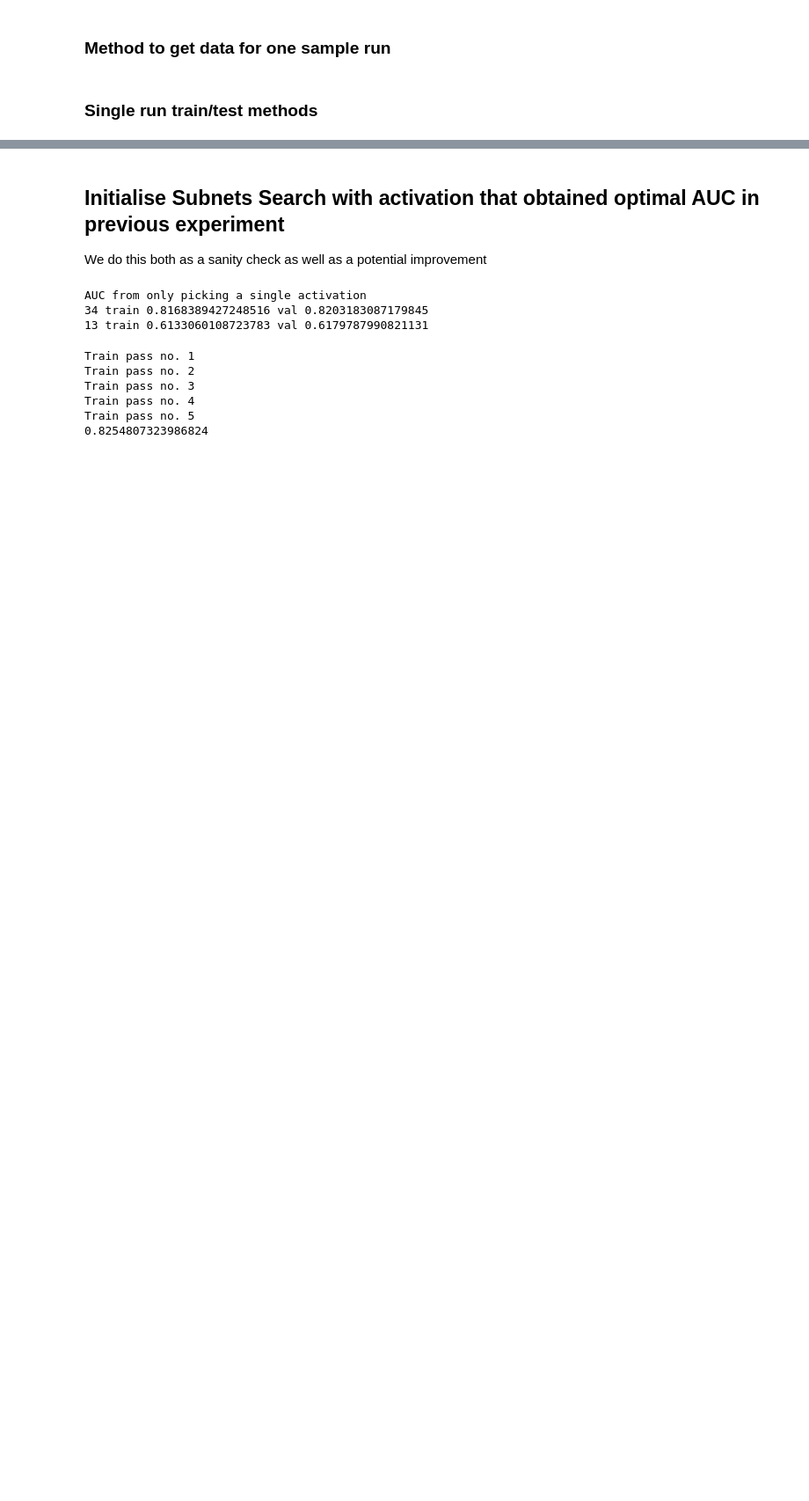
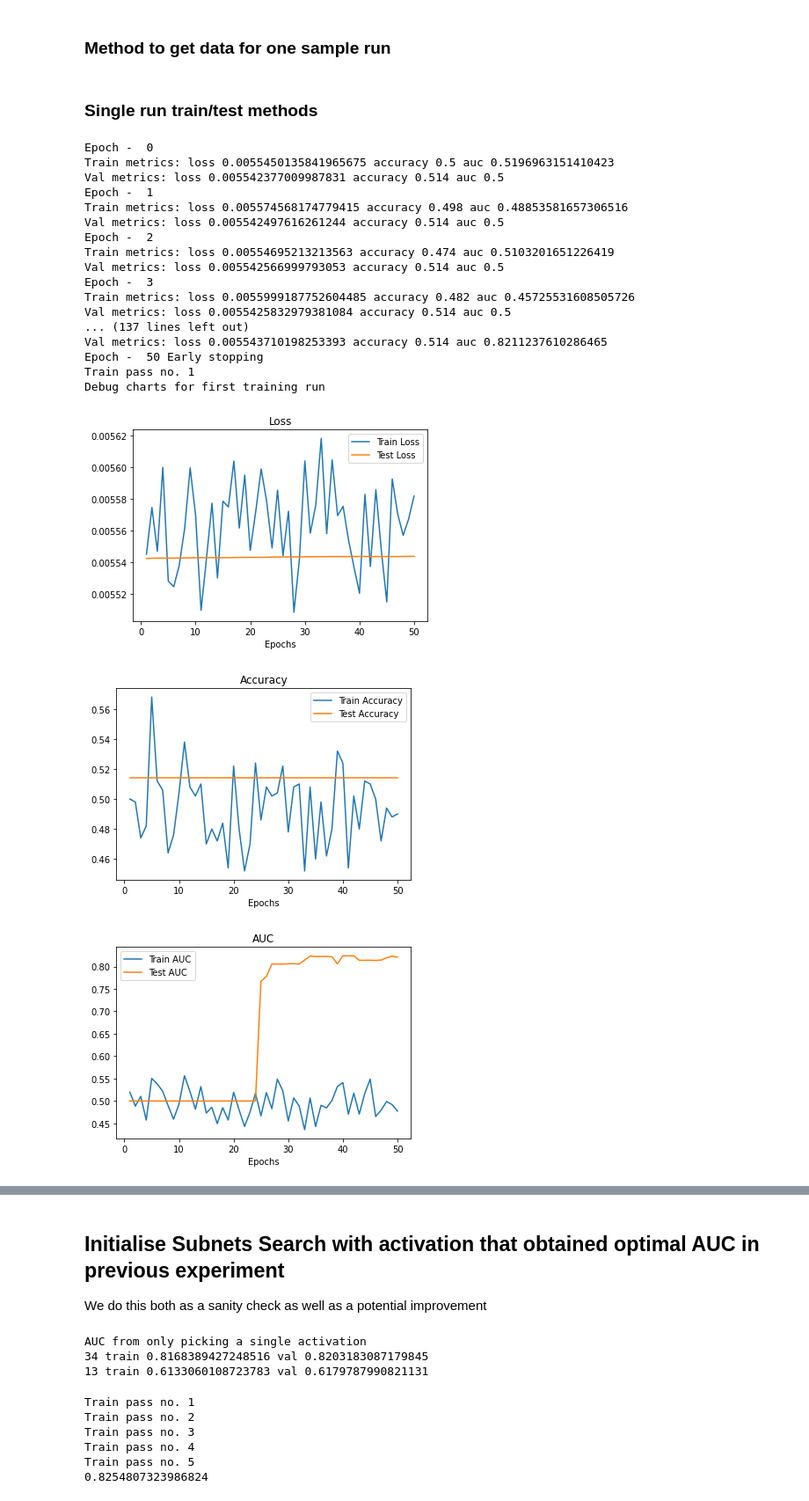
Before and after one commit to arunraja-hub/Preference_Extraction, a Jupyter notebook: find_subnets_torch.ipynb, the cells around one changed output, grey strips where cells are left out. Shown at 88% size. Saved outputs shown, nothing was run; the diff lists cells and outputs as text; code cells hidden in the pictures; blank space fills up the shorter version.

```diff
--- a/find_subnets_torch.ipynb
+++ b/find_subnets_torch.ipynb
@@ -319,5 +486,5 @@ if params['use_mnist']:
 # %%
-new_save_path = "Preference_Extraction/saved_model2"
-restored_model = tf.keras.models.load_model(new_save_path)
+restored_model = tf.keras.models.load_model(model_path)
 restored_model.summary()
+original_weights = restored_model.get_weights()
 # %% [output]
@@ -672,30 +743,31 @@ def run_model(model, k, learning_rate, weight_decay, num_epochs):
-# %%
-def multi_runs(fine_tune, K, q_head_index, q_means_stds, use_last_linear, init_from_act_index,
-               learning_rate, weight_decay, plots=False):
-
-    averaged_results = {}
-    for run_ix in range(params['num_run']):
-
-        model = PrefQNet(fine_tune=fine_tune, k=K, q_head_index=q_head_index, q_means_stds=q_means_stds,
-                         use_last_linear=use_last_linear, init_from_act_index=init_from_act_index)
-
-        if params['use_qnet_weights']:
-            load_weights(model)
-
-        results = run_model(model, K, learning_rate=learning_rate, weight_decay=weight_decay, num_epochs=params['num_epochs'])
-
-        print(f'Train pass no. {run_ix+1}')
-        if (run_ix == 0) and plots:
-            print('Debug charts for first training run')
-            plot_metric(results, 'Loss')
-            plot_metric(results, 'Accuracy')
-            plot_metric(results, 'AUC')
-
-        for val in results:
-            if len(results[val]) > 0 and val != 'scoreChanges':
-                if val not in averaged_results:
-                    averaged_results[val] = [results[val][-1]]
-                else:
-                    averaged_results[val].append(results[val][-1])
-
-    return averaged_results, {x: sum(averaged_results[x]) / params['num_run'] for x in averaged_results}
+# %%
+params['num_run'] = 1
+params['num_epochs'] = 500
+
+model = PPOMaskNet(k=1e-6, fine_tune=False,
+                   means_stds=mu_s,
+                   dropout=0.2,
+                   use_last_linear=True).to(device)
+model.load_weights(original_weights)
+multi_runs(model, learning_rate=1e-4, weight_decay=0, plots=True)
+# %% [output]
+Epoch -  0
+Train metrics: loss 0.0055450135841965675 accuracy 0.5 auc 0.5196963151410423
+Val metrics: loss 0.005542377009987831 accuracy 0.514 auc 0.5
+Epoch -  1
+Train metrics: loss 0.005574568174779415 accuracy 0.498 auc 0.48853581657306516
+Val metrics: loss 0.005542497616261244 accuracy 0.514 auc 0.5
+Epoch -  2
+Train metrics: loss 0.00554695213213563 accuracy 0.474 auc 0.5103201651226419
+Val metrics: loss 0.005542566999793053 accuracy 0.514 auc 0.5
+Epoch -  3
+Train metrics: loss 0.0055999187752604485 accuracy 0.482 auc 0.45725531608505726
+Val metrics: loss 0.0055425832979381084 accuracy 0.514 auc 0.5
+... (137 lines left out)
+Val metrics: loss 0.005543710198253393 accuracy 0.514 auc 0.8211237610286465
+Epoch -  50 Early stopping
+Train pass no. 1
+Debug charts for first training run
+[figure, added]
+[figure, added]
+[figure, added]
```
Also changed, not shown: parts of 72 cells of this notebook.
